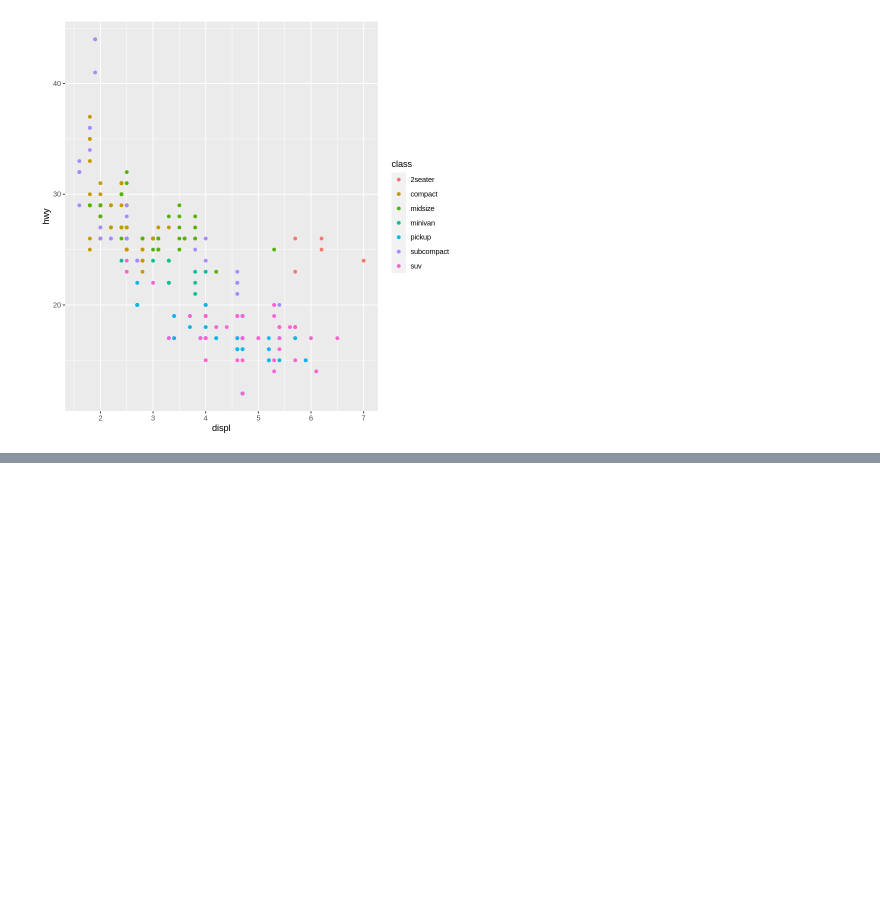
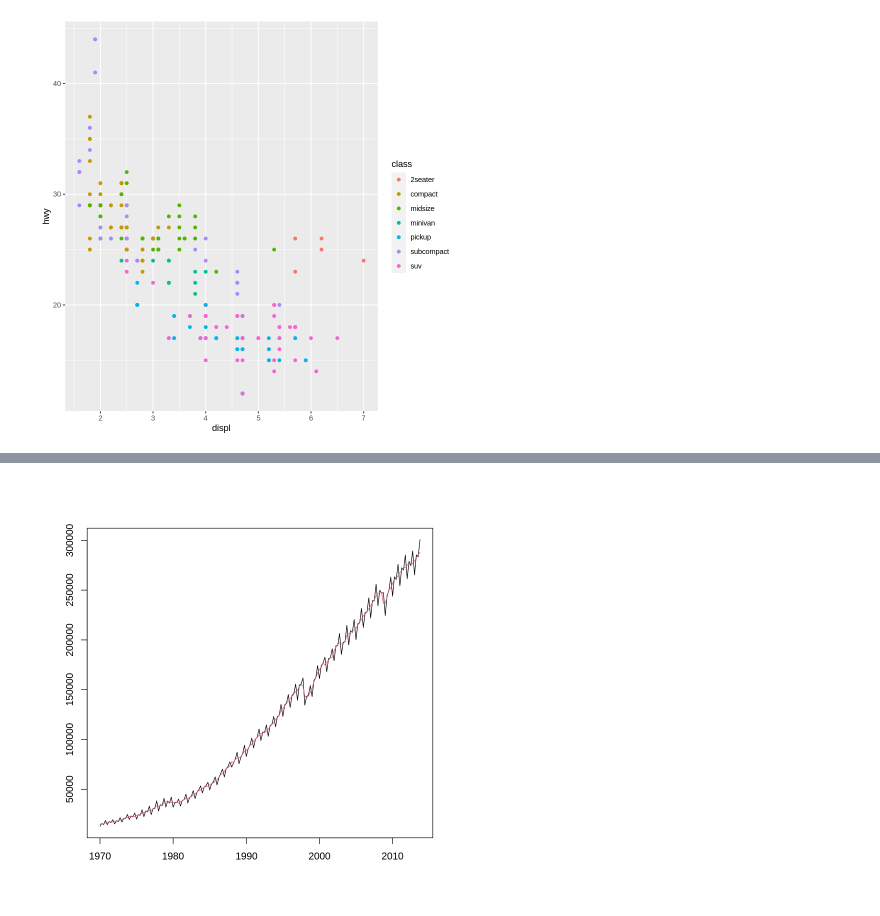
Before and after one commit to data-better/Forecasting, a Jupyter notebook: R.ipynb, the cells around one changed output, grey strips where cells are left out. Drawn from its saved outputs; the diff is of its cells as text; code cells hidden in the pictures; blank space fills up the shorter version.

```diff
--- a/R.ipynb
+++ b/R.ipynb
@@ -9,0 +23,3 @@ geom_point(aes(x=displ, y=hwy, color = class))
+# %%
+url = "https://raw.githubusercontent.com/data-better/Forecasting/gh-pages/data/gdp.csv"
+gdp = ts(read.csv(url), start=1970, frequency = 4)
@@ -9,0 +37,5 @@ geom_point(aes(x=displ, y=hwy, color = class))
+# %%
+plot(gdp[,3], xlab="", ylab="")
+lines(gdp[,4], col=2)
+# %% [output]
+[figure, added]
```
Also changed, not shown: parts of 7 cells of this notebook.
